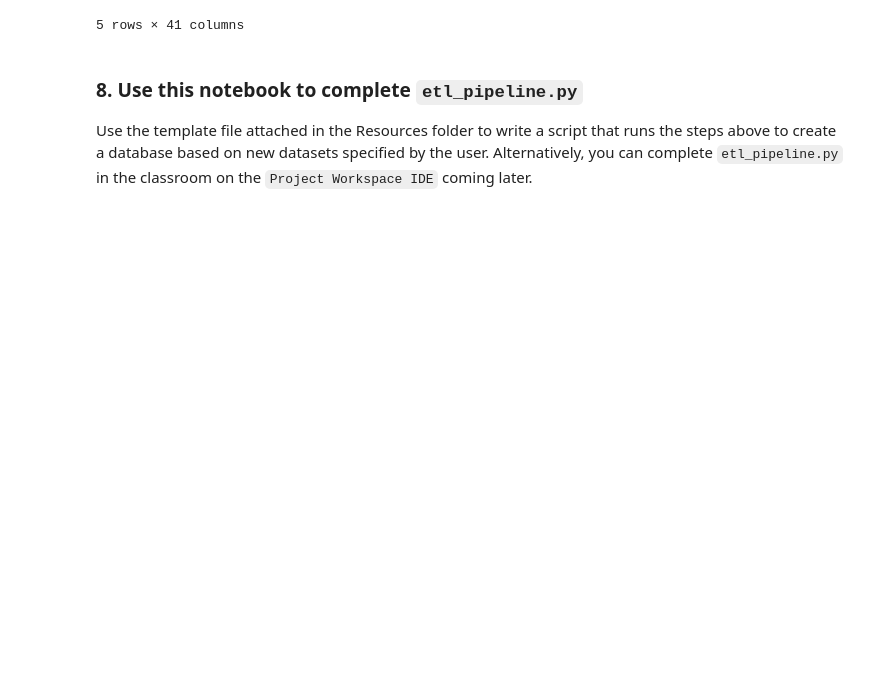
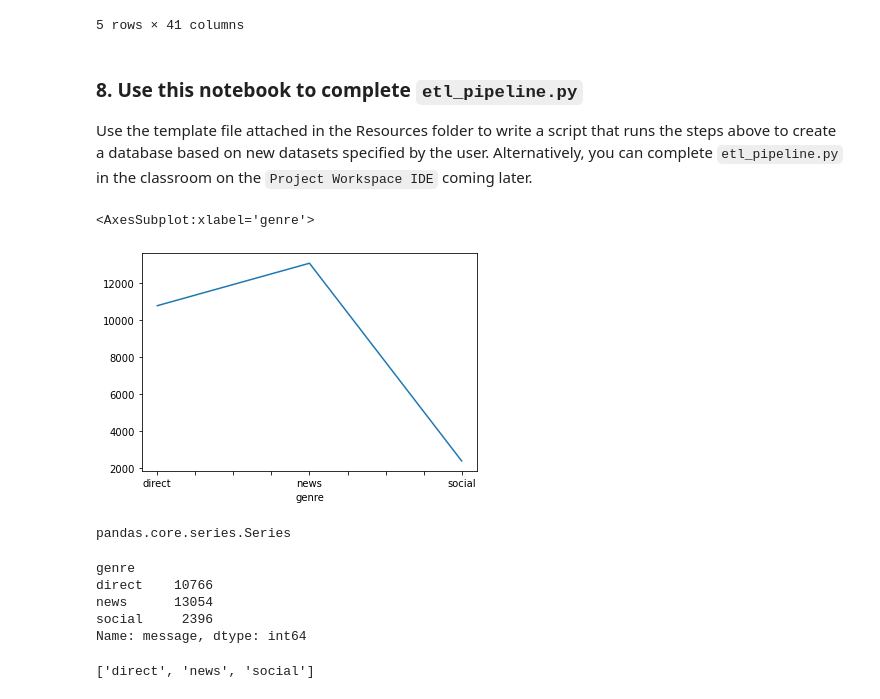
Before and after one commit to user235p/DisasterResponse, a Jupyter notebook: notebooks/ETL Pipeline Preparation.ipynb, the cells around one changed output. Cells and saved outputs as stored; diff of their text form; code cells hidden in the pictures; blank space fills up the shorter version.

Commit message:
Two extra plots related with the dataset generated in index page.

```diff
--- a/notebooks/ETL Pipeline Preparation.ipynb
+++ b/notebooks/ETL Pipeline Preparation.ipynb
@@ -231,3 +231,26 @@ con.close()
 # %% [markdown]
 ### 8. Use this notebook to complete `etl_pipeline.py`
 Use the template file attached in the Resources folder to write a script that runs the steps above to create a database based on new datasets specified by the user. Alternatively, you can complete `etl_pipeline.py` in the classroom on the `Project Workspace IDE` coming later.
+# %%
+genre_counts = df.groupby('genre').count()['message']
+genre_names = list(genre_counts.index)
+genre_counts.plot()
+# %% [output]
+<AxesSubplot:xlabel='genre'>
+[figure, added]
+# %%
+type(genre_counts)
+# %% [output]
+pandas.core.series.Series
+# %%
+genre_counts
+# %% [output]
+genre
+direct    10766
+news      13054
+social     2396
+Name: message, dtype: int64
+# %%
+genre_names
+# %% [output]
+['direct', 'news', 'social']
```
Also changed, not shown: parts of 17 cells of this notebook, 1 other file.
